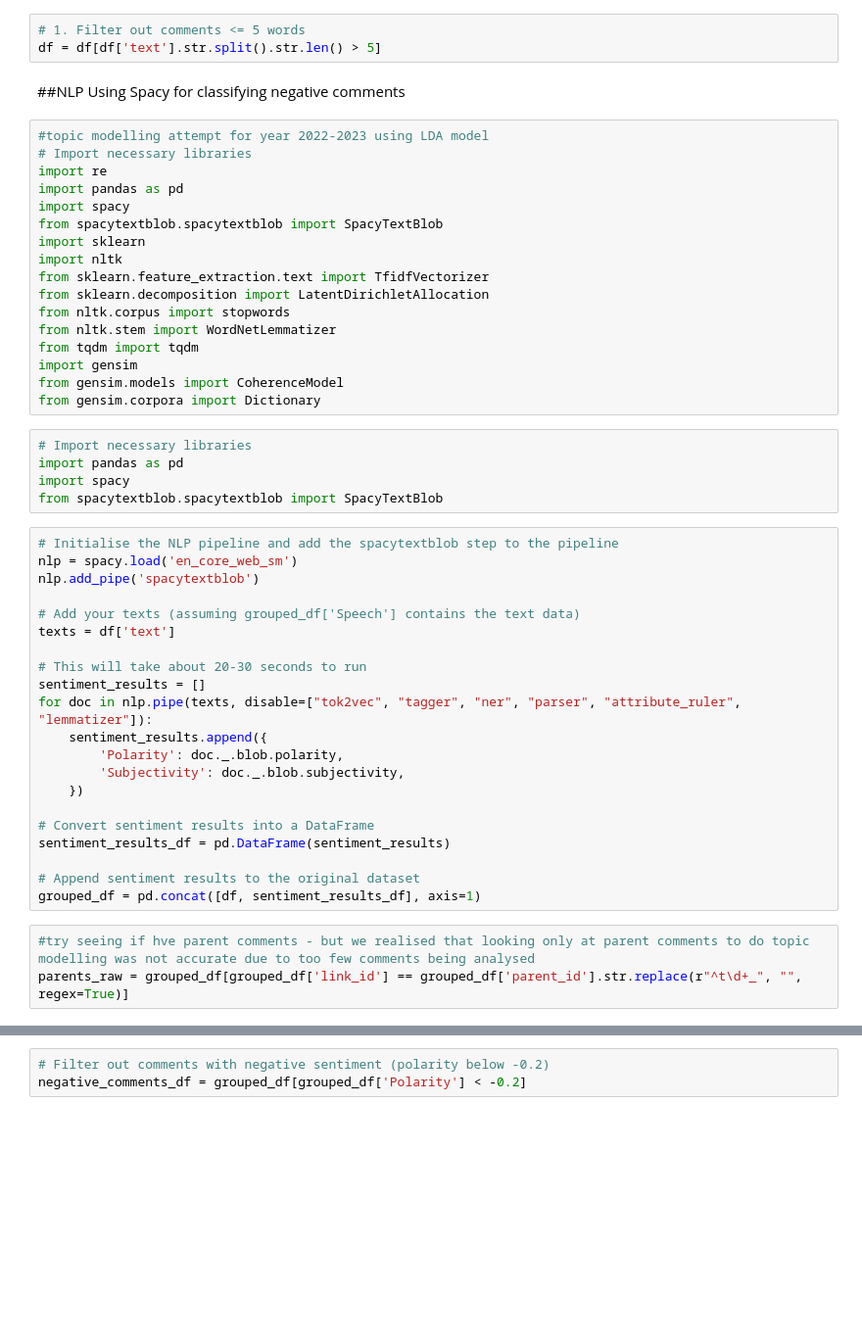
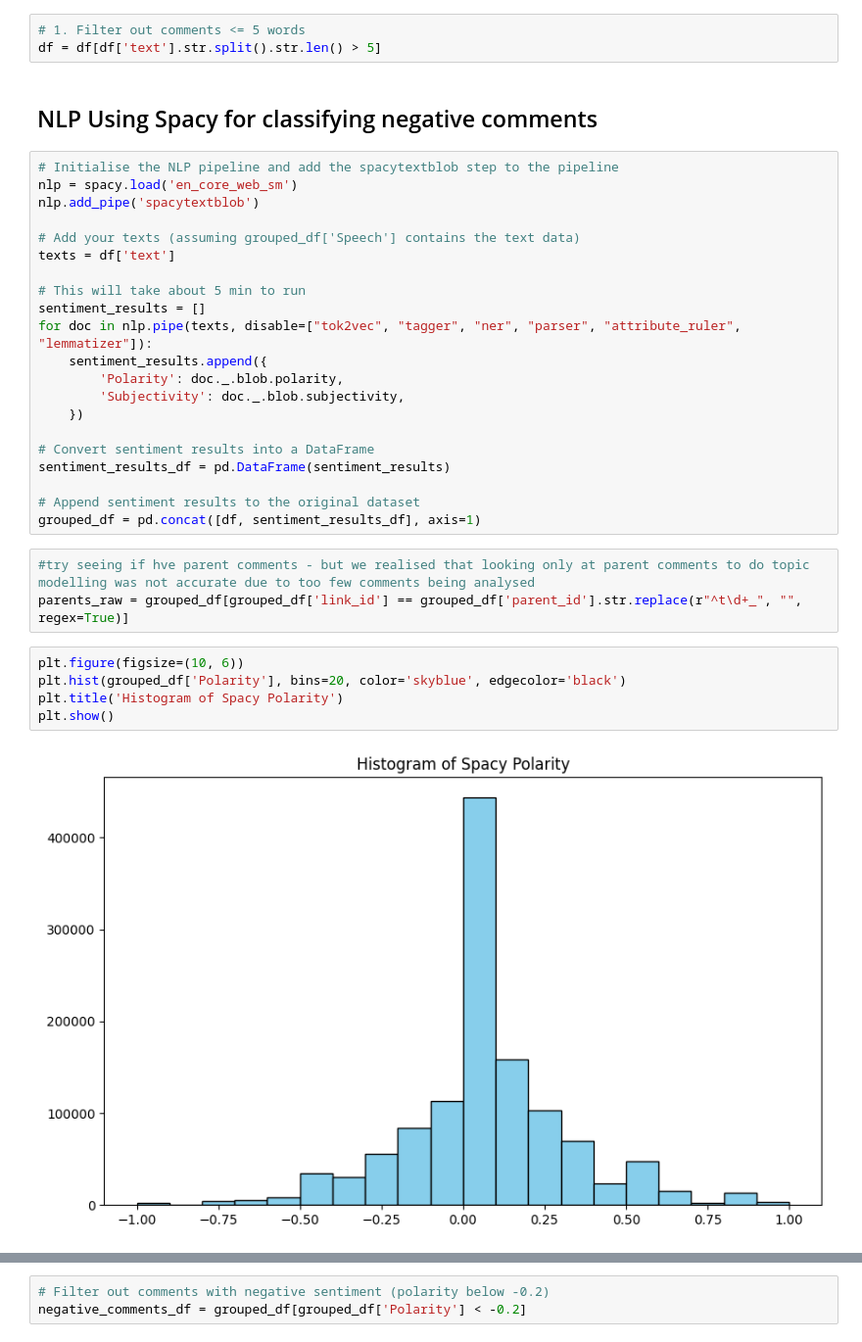
Before and after one commit to jeswid/DSA4264_toxic-comment-analysis, a Jupyter notebook: NLP/Build and Test NLP.ipynb, the cells around one changed output, grey strips where cells are left out. Shown: that part at 98% size. Drawn from its saved outputs; the diff is of its cells as text; blank space fills up the shorter version.

Commit message:
added nlp code and figures to technical report

```diff
--- a/NLP/Build and Test NLP.ipynb
+++ b/NLP/Build and Test NLP.ipynb
@@ -7,29 +25,7 @@ df = pd.read_csv('cleaned_data_2223.csv')
 # 1. Filter out comments <= 5 words
 df = df[df['text'].str.split().str.len() > 5]
 # %% [markdown]
-##NLP Using Spacy for classifying negative comments
+## NLP Using Spacy for classifying negative comments
-# %%
-#topic modelling attempt for year 2022-2023 using LDA model
-# Import necessary libraries
-import re
-import pandas as pd
-import spacy
-from spacytextblob.spacytextblob import SpacyTextBlob
-import sklearn
-import nltk
-from sklearn.feature_extraction.text import TfidfVectorizer
-from sklearn.decomposition import LatentDirichletAllocation
-from nltk.corpus import stopwords
-from nltk.stem import WordNetLemmatizer
-from tqdm import tqdm
-import gensim
-from gensim.models import CoherenceModel
-from gensim.corpora import Dictionary
-# %%
-# Import necessary libraries
-import pandas as pd
-import spacy
-from spacytextblob.spacytextblob import SpacyTextBlob
 # %%
 # Initialise the NLP pipeline and add the spacytextblob step to the pipeline
 nlp = spacy.load('en_core_web_sm')
@@ -38,7 +34,7 @@ nlp.add_pipe('spacytextblob')
 # Add your texts (assuming grouped_df['Speech'] contains the text data)
 texts = df['text']
 
-# This will take about 20-30 seconds to run
+# This will take about 5 min to run
 sentiment_results = []
 for doc in nlp.pipe(texts, disable=["tok2vec", "tagger", "ner", "parser", "attribute_ruler", "lemmatizer"]):
     sentiment_results.append({
@@ -54,3 +50,10 @@ grouped_df = pd.concat([df, sentiment_results_df], axis=1)
 # %%
 #try seeing if hve parent comments - but we realised that looking only at parent comments to do topic modelling was not accurate due to too few comments being analysed
 parents_raw = grouped_df[grouped_df['link_id'] == grouped_df['parent_id'].str.replace(r"^t\d+_", "", regex=True)]
+# %%
+plt.figure(figsize=(10, 6))
+plt.hist(grouped_df['Polarity'], bins=20, color='skyblue', edgecolor='black')
+plt.title('Histogram of Spacy Polarity')
+plt.show()
+# %% [output]
+[figure, added]
```
Also changed, not shown: parts of 23 cells of this notebook, 14 other files.
